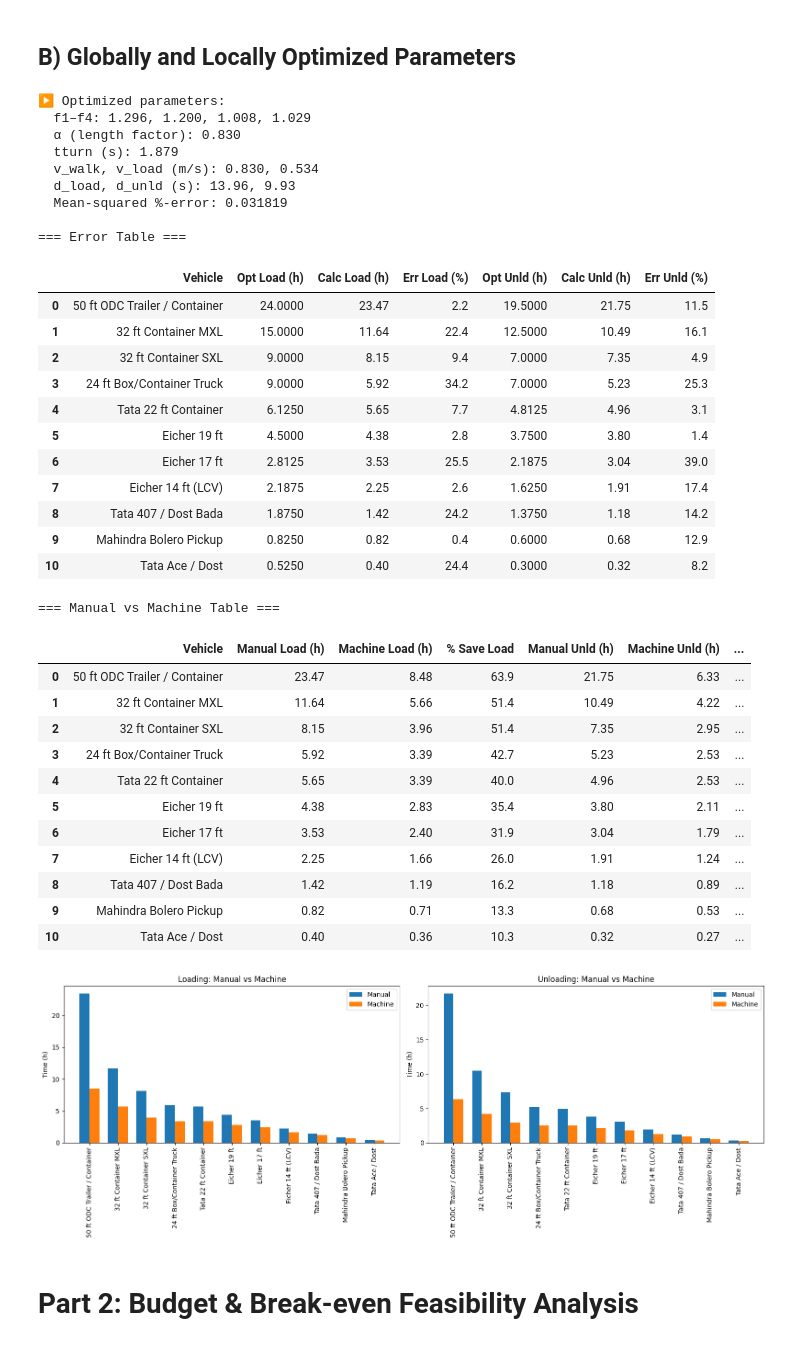
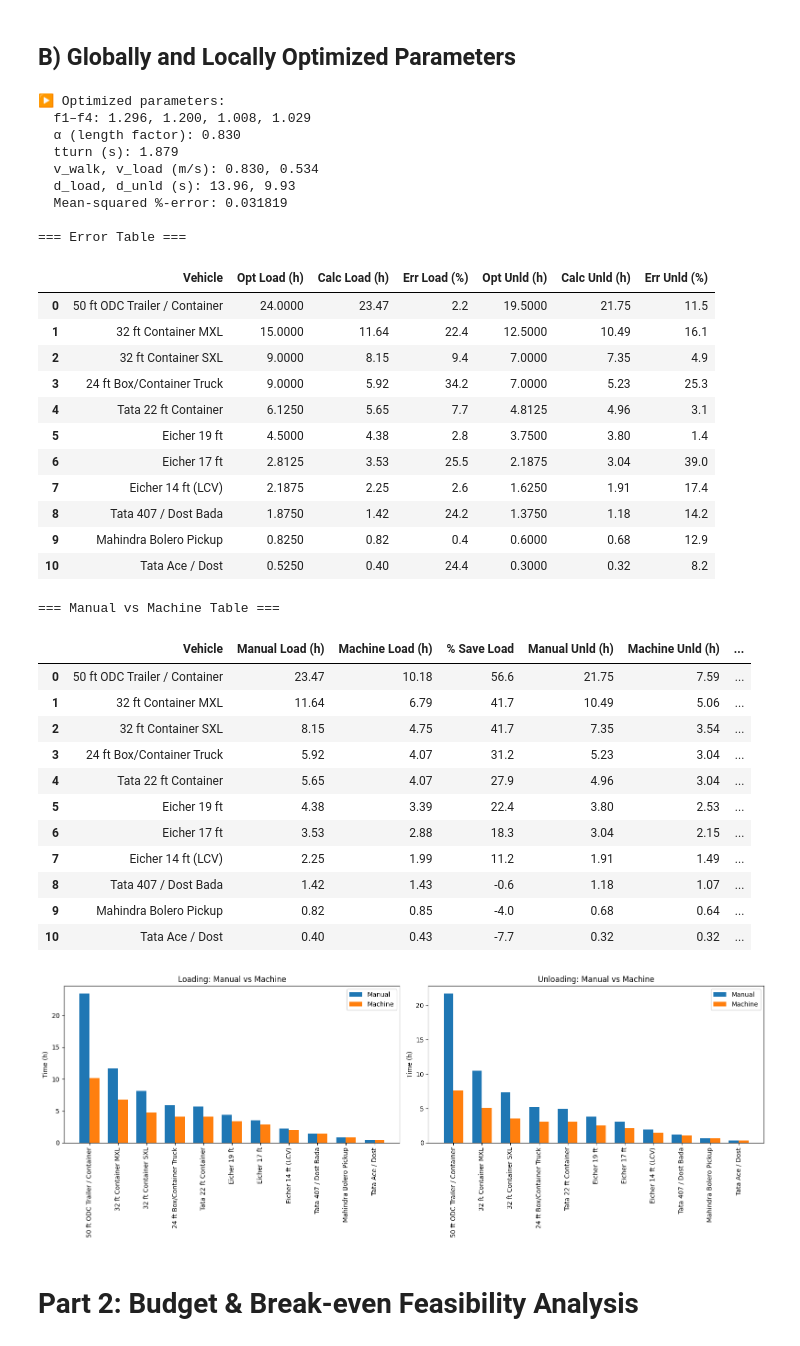
Before and after one commit to arupmahatha-dtdc/Vehicle-Loading-Unloading-Analysis, a Jupyter notebook: Vehicle_Loading_Unloading_Analysis.ipynb, the cells around one changed output. Saved outputs shown, nothing was run; the diff lists cells and outputs as text; code cells hidden in the pictures.

```diff
--- a/Vehicle_Loading_Unloading_Analysis.ipynb
+++ b/Vehicle_Loading_Unloading_Analysis.ipynb
@@ -58,7 +58,7 @@ SPEED_WITHOUT_LOAD = 0.9   # m/s
 SPEED_WITH_LOAD    = 0.67  # m/s
 LOADING_DELAY      = 13.8  # s/parcel
 UNLOADING_DELAY    = 10.21 # s/parcel
-MACHINE_BUFFER     = 1.25  # 25% buffer factor for machine loading/unloading
+MACHINE_BUFFER     = 1.5  # 50% buffer factor for machine loading/unloading
 
 # 3. Compute times given parameters [f1,f2,f3,f4, alpha, tturn]
 def compute_times(params):
@@ -230,7 +230,7 @@ plt.show()
 # %%
 # 2. Compute times given all parameters as variables:
 # params = [f1,f2,f3,f4, alpha, tturn, v_walk, v_load, delay_load, delay_unld]
-MACHINE_BUFFER = 1.25  # 25% buffer factor for machine loading/unloading
+MACHINE_BUFFER = 1.5  # 50% buffer factor for machine loading/unloading
 
 def compute_times(params):
     f1, f2, f3, f4, alpha, tturn, v_walk, v_load, d_load, d_unld = params
@@ -351,45 +351,45 @@ ax2.set_xticks(x); ax2.set_xticklabels([v['type'] for v in VEHICLES], rotation=9
 ax2.set_ylabel("Time (h)")
 ax2.set_title("Unloading: Manual vs Machine")
 ax2.legend()
 
 plt.tight_layout()
 plt.show()
 # %% [output]
 ▶ Optimized parameters:
   f1–f4: 1.296, 1.200, 1.008, 1.029
   α (length factor): 0.830
   tturn (s): 1.879
   v_walk, v_load (m/s): 0.830, 0.534
   d_load, d_unld (s): 13.96, 9.93
   Mean‐squared %‐error: 0.031819
 
 === Error Table ===
 |  | Vehicle | Opt Load (h) | Calc Load (h) | Err Load (%) | Opt Unld (h) | Calc Unld (h) | Err Unld (%) |
 | 0 | 50 ft ODC Trailer / Container | 24.0000 | 23.47 | 2.2 | 19.5000 | 21.75 | 11.5 |
 | 1 | 32 ft Container MXL | 15.0000 | 11.64 | 22.4 | 12.5000 | 10.49 | 16.1 |
 | 2 | 32 ft Container SXL | 9.0000 | 8.15 | 9.4 | 7.0000 | 7.35 | 4.9 |
 | 3 | 24 ft Box/Container Truck | 9.0000 | 5.92 | 34.2 | 7.0000 | 5.23 | 25.3 |
 | 4 | Tata 22 ft Container | 6.1250 | 5.65 | 7.7 | 4.8125 | 4.96 | 3.1 |
 | 5 | Eicher 19 ft | 4.5000 | 4.38 | 2.8 | 3.7500 | 3.80 | 1.4 |
 | 6 | Eicher 17 ft | 2.8125 | 3.53 | 25.5 | 2.1875 | 3.04 | 39.0 |
 | 7 | Eicher 14 ft (LCV) | 2.1875 | 2.25 | 2.6 | 1.6250 | 1.91 | 17.4 |
 | 8 | Tata 407 / Dost Bada | 1.8750 | 1.42 | 24.2 | 1.3750 | 1.18 | 14.2 |
 | 9 | Mahindra Bolero Pickup | 0.8250 | 0.82 | 0.4 | 0.6000 | 0.68 | 12.9 |
 | 10 | Tata Ace / Dost | 0.5250 | 0.40 | 24.4 | 0.3000 | 0.32 | 8.2 |
 === Manual vs Machine Table ===
 |  | Vehicle | Manual Load (h) | Machine Load (h) | % Save Load | Manual Unld (h) | Machine Unld (h) | ... |
-| 0 | 50 ft ODC Trailer / Container | 23.47 | 8.48 | 63.9 | 21.75 | 6.33 | ... |
-| 1 | 32 ft Container MXL | 11.64 | 5.66 | 51.4 | 10.49 | 4.22 | ... |
-| 2 | 32 ft Container SXL | 8.15 | 3.96 | 51.4 | 7.35 | 2.95 | ... |
-| 3 | 24 ft Box/Container Truck | 5.92 | 3.39 | 42.7 | 5.23 | 2.53 | ... |
-| 4 | Tata 22 ft Container | 5.65 | 3.39 | 40.0 | 4.96 | 2.53 | ... |
-| 5 | Eicher 19 ft | 4.38 | 2.83 | 35.4 | 3.80 | 2.11 | ... |
-| 6 | Eicher 17 ft | 3.53 | 2.40 | 31.9 | 3.04 | 1.79 | ... |
-| 7 | Eicher 14 ft (LCV) | 2.25 | 1.66 | 26.0 | 1.91 | 1.24 | ... |
-| 8 | Tata 407 / Dost Bada | 1.42 | 1.19 | 16.2 | 1.18 | 0.89 | ... |
-| 9 | Mahindra Bolero Pickup | 0.82 | 0.71 | 13.3 | 0.68 | 0.53 | ... |
-| 10 | Tata Ace / Dost | 0.40 | 0.36 | 10.3 | 0.32 | 0.27 | ... |
+| 0 | 50 ft ODC Trailer / Container | 23.47 | 10.18 | 56.6 | 21.75 | 7.59 | ... |
+| 1 | 32 ft Container MXL | 11.64 | 6.79 | 41.7 | 10.49 | 5.06 | ... |
+| 2 | 32 ft Container SXL | 8.15 | 4.75 | 41.7 | 7.35 | 3.54 | ... |
+| 3 | 24 ft Box/Container Truck | 5.92 | 4.07 | 31.2 | 5.23 | 3.04 | ... |
+| 4 | Tata 22 ft Container | 5.65 | 4.07 | 27.9 | 4.96 | 3.04 | ... |
+| 5 | Eicher 19 ft | 4.38 | 3.39 | 22.4 | 3.80 | 2.53 | ... |
+| 6 | Eicher 17 ft | 3.53 | 2.88 | 18.3 | 3.04 | 2.15 | ... |
+| 7 | Eicher 14 ft (LCV) | 2.25 | 1.99 | 11.2 | 1.91 | 1.49 | ... |
+| 8 | Tata 407 / Dost Bada | 1.42 | 1.43 | -0.6 | 1.18 | 1.07 | ... |
+| 9 | Mahindra Bolero Pickup | 0.82 | 0.85 | -4.0 | 0.68 | 0.64 | ... |
+| 10 | Tata Ace / Dost | 0.40 | 0.43 | -7.7 | 0.32 | 0.32 | ... |
-[figure, old version]
+[figure, new version]
 # %% [markdown]
 # Part 2: Budget & Break-even Feasibility Analysis
 # %%
```
Also changed, not shown: parts of 3 cells of this notebook, 4 other files.
